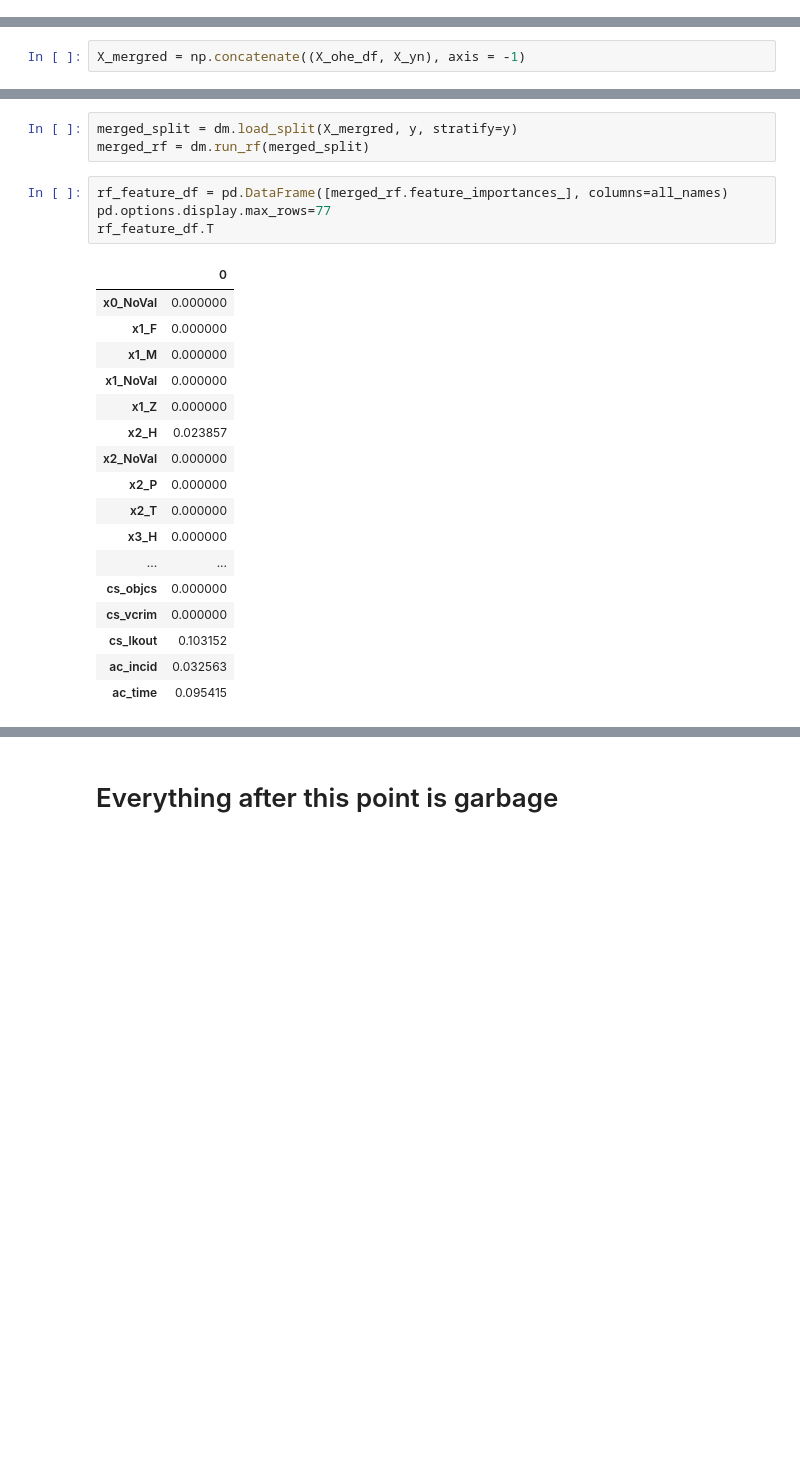
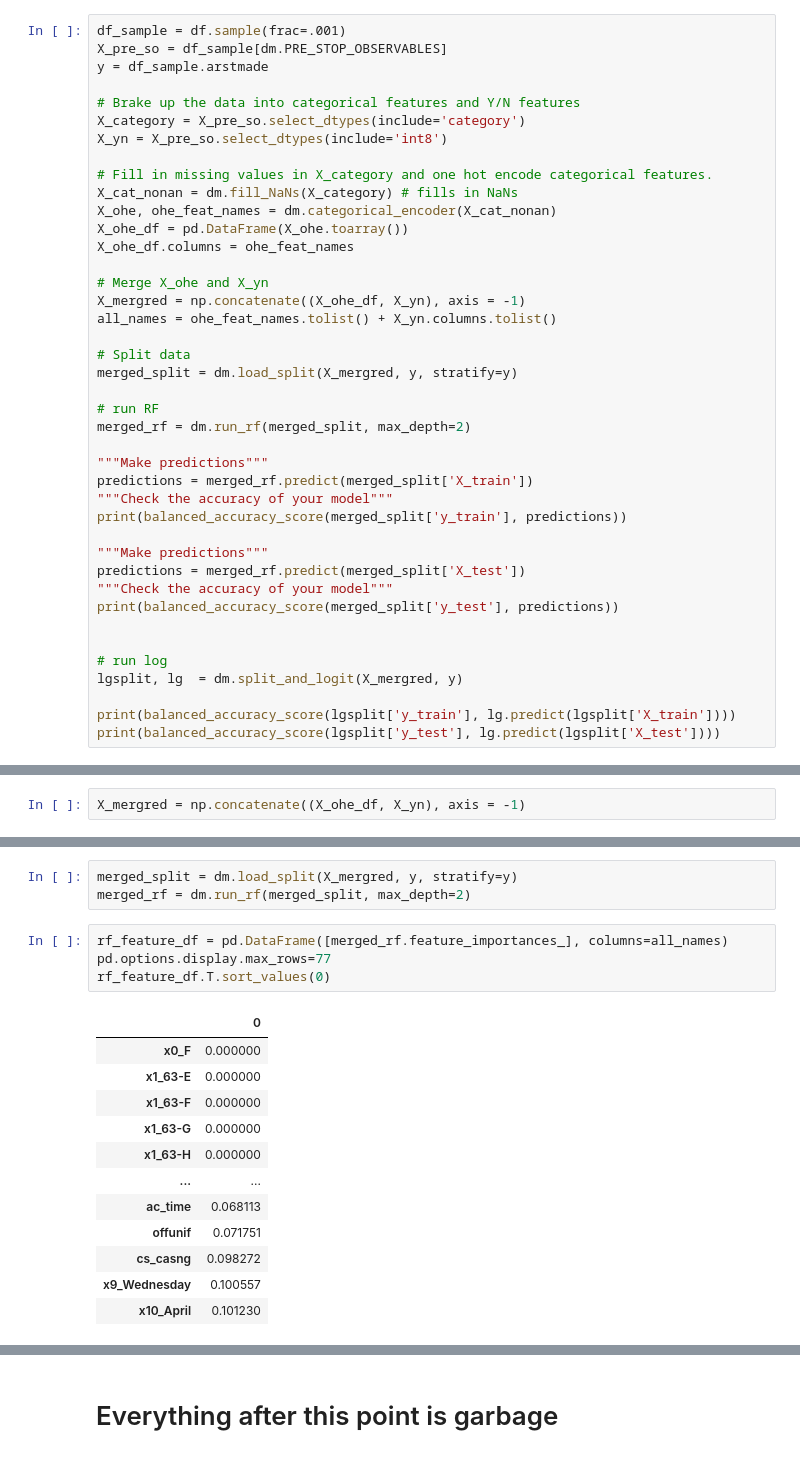
Before and after one commit to StevenDye/stop-and-frisk, a Jupyter notebook: SD_Notebook.ipynb, the cells around one changed output, grey strips where cells are left out. Cells and saved outputs as stored; diff of their text form; blank space fills up the shorter version.

Commit message:
Perfomred model calculations and finished README file

```diff
--- a/SD_Notebook.ipynb
+++ b/SD_Notebook.ipynb
@@ -92,0 +47,41 @@ X_yn.head()
+# %%
+df_sample = df.sample(frac=.001)
+X_pre_so = df_sample[dm.PRE_STOP_OBSERVABLES]
+y = df_sample.arstmade
+
+# Brake up the data into categorical features and Y/N features
+X_category = X_pre_so.select_dtypes(include='category')
+X_yn = X_pre_so.select_dtypes(include='int8')
+
+# Fill in missing values in X_category and one hot encode categorical features.
+X_cat_nonan = dm.fill_NaNs(X_category) # fills in NaNs
+X_ohe, ohe_feat_names = dm.categorical_encoder(X_cat_nonan)
+X_ohe_df = pd.DataFrame(X_ohe.toarray())
+X_ohe_df.columns = ohe_feat_names
+
+# Merge X_ohe and X_yn
+X_mergred = np.concatenate((X_ohe_df, X_yn), axis = -1)
+all_names = ohe_feat_names.tolist() + X_yn.columns.tolist()
+
+# Split data
+merged_split = dm.load_split(X_mergred, y, stratify=y)
+
+# run RF
+merged_rf = dm.run_rf(merged_split, max_depth=2)
+
+"""Make predictions"""
+predictions = merged_rf.predict(merged_split['X_train'])
+"""Check the accuracy of your model"""
+print(balanced_accuracy_score(merged_split['y_train'], predictions))
+
+"""Make predictions"""
+predictions = merged_rf.predict(merged_split['X_test'])
+"""Check the accuracy of your model"""
+print(balanced_accuracy_score(merged_split['y_test'], predictions))
+
+
+# run log
+lgsplit, lg  = dm.split_and_logit(X_mergred, y)
+
+print(balanced_accuracy_score(lgsplit['y_train'], lg.predict(lgsplit['X_train'])))
+print(balanced_accuracy_score(lgsplit['y_test'], lg.predict(lgsplit['X_test'])))
@@ -118,25 +113,20 @@ all_names
 # %%
 merged_split = dm.load_split(X_mergred, y, stratify=y)
-merged_rf = dm.run_rf(merged_split)
+merged_rf = dm.run_rf(merged_split, max_depth=2)
 # %%
 rf_feature_df = pd.DataFrame([merged_rf.feature_importances_], columns=all_names)
 pd.options.display.max_rows=77
-rf_feature_df.T
+rf_feature_df.T.sort_values(0)
 # %% [output]
 |  | 0 |
-| x0_NoVal | 0.000000 |
-| x1_F | 0.000000 |
-| x1_M | 0.000000 |
-| x1_NoVal | 0.000000 |
-| x1_Z | 0.000000 |
-| x2_H | 0.023857 |
-| x2_NoVal | 0.000000 |
-| x2_P | 0.000000 |
-| x2_T | 0.000000 |
-| x3_H | 0.000000 |
+| x0_F | 0.000000 |
+| x1_63-E | 0.000000 |
+| x1_63-F | 0.000000 |
+| x1_63-G | 0.000000 |
+| x1_63-H | 0.000000 |
 | ... | ... |
-| cs_objcs | 0.000000 |
-| cs_vcrim | 0.000000 |
-| cs_lkout | 0.103152 |
-| ac_incid | 0.032563 |
-| ac_time | 0.095415 |
+| ac_time | 0.068113 |
+| offunif | 0.071751 |
+| cs_casng | 0.098272 |
+| x9_Wednesday | 0.100557 |
+| x10_April | 0.101230 |
```
Also changed, not shown: parts of 21 cells of this notebook, 1 other file.
